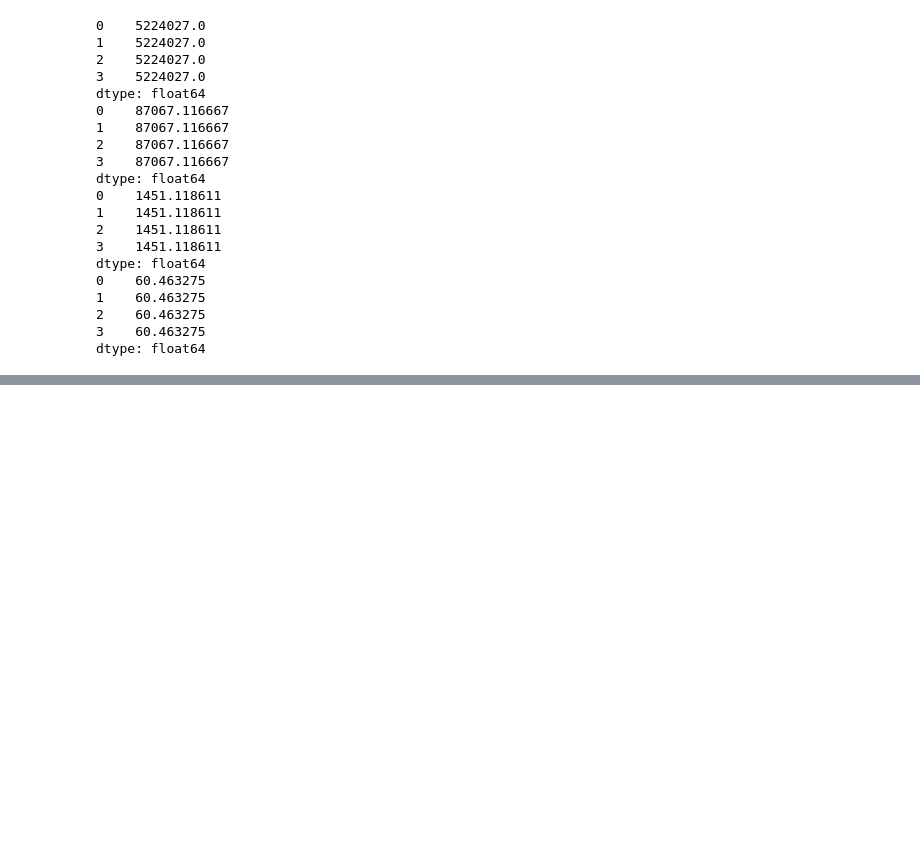
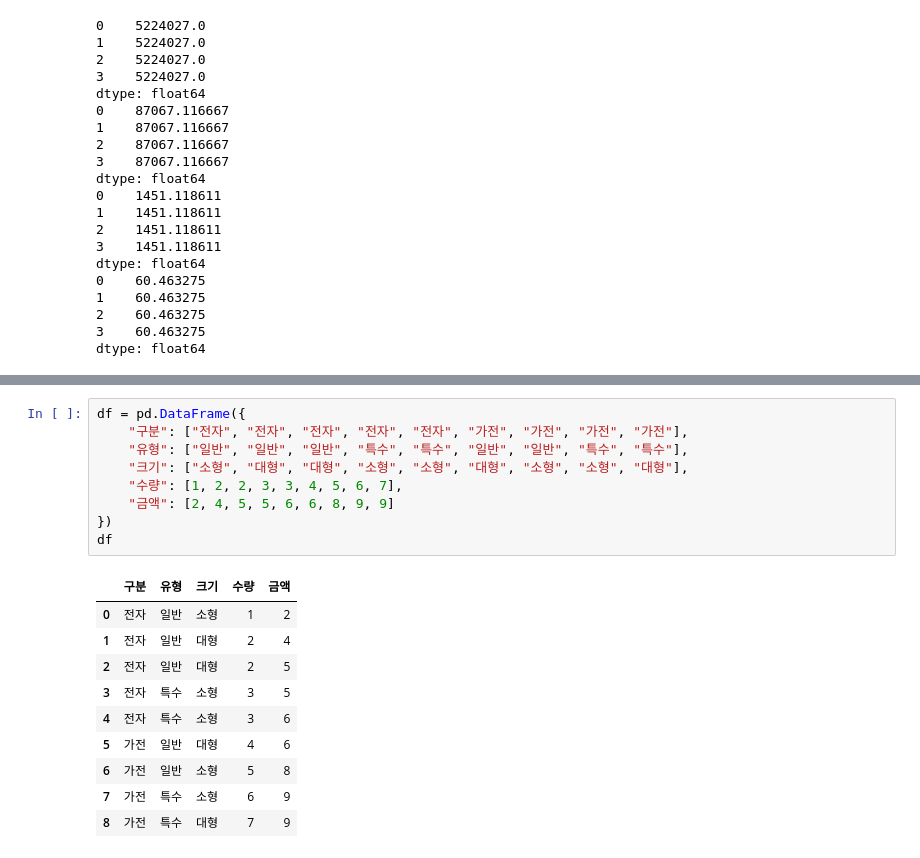
Before and after one commit to govin08/travail, a Jupyter notebook: 2026/0531_BAE/part1/ch02.ipynb, the cells around one changed output, grey strips where cells are left out. Saved outputs shown, nothing was run; the diff lists cells and outputs as text; blank space fills up the shorter version.

```diff
--- a/2026/0531_BAE/part1/ch02.ipynb
+++ b/2026/0531_BAE/part1/ch02.ipynb
@@ -1441,0 +1602,20 @@ print(diff.dt.days)
+# %%
+df = pd.DataFrame({
+    "구분": ["전자", "전자", "전자", "전자", "전자", "가전", "가전", "가전", "가전"],
+    "유형": ["일반", "일반", "일반", "특수", "특수", "일반", "일반", "특수", "특수"],
+    "크기": ["소형", "대형", "대형", "소형", "소형", "대형", "소형", "소형", "대형"],
+    "수량": [1, 2, 2, 3, 3, 4, 5, 6, 7],
+    "금액": [2, 4, 5, 5, 6, 6, 8, 9, 9]
+})
+df
+# %% [output]
+|  | 구분 | 유형 | 크기 | 수량 | 금액 |
+| 0 | 전자 | 일반 | 소형 | 1 | 2 |
+| 1 | 전자 | 일반 | 대형 | 2 | 4 |
+| 2 | 전자 | 일반 | 대형 | 2 | 5 |
+| 3 | 전자 | 특수 | 소형 | 3 | 5 |
+| 4 | 전자 | 특수 | 소형 | 3 | 6 |
+| 5 | 가전 | 일반 | 대형 | 4 | 6 |
+| 6 | 가전 | 일반 | 소형 | 5 | 8 |
+| 7 | 가전 | 특수 | 소형 | 6 | 9 |
+| 8 | 가전 | 특수 | 대형 | 7 | 9 |
```
Also changed, not shown: parts of 30 cells of this notebook, 36 other files.
